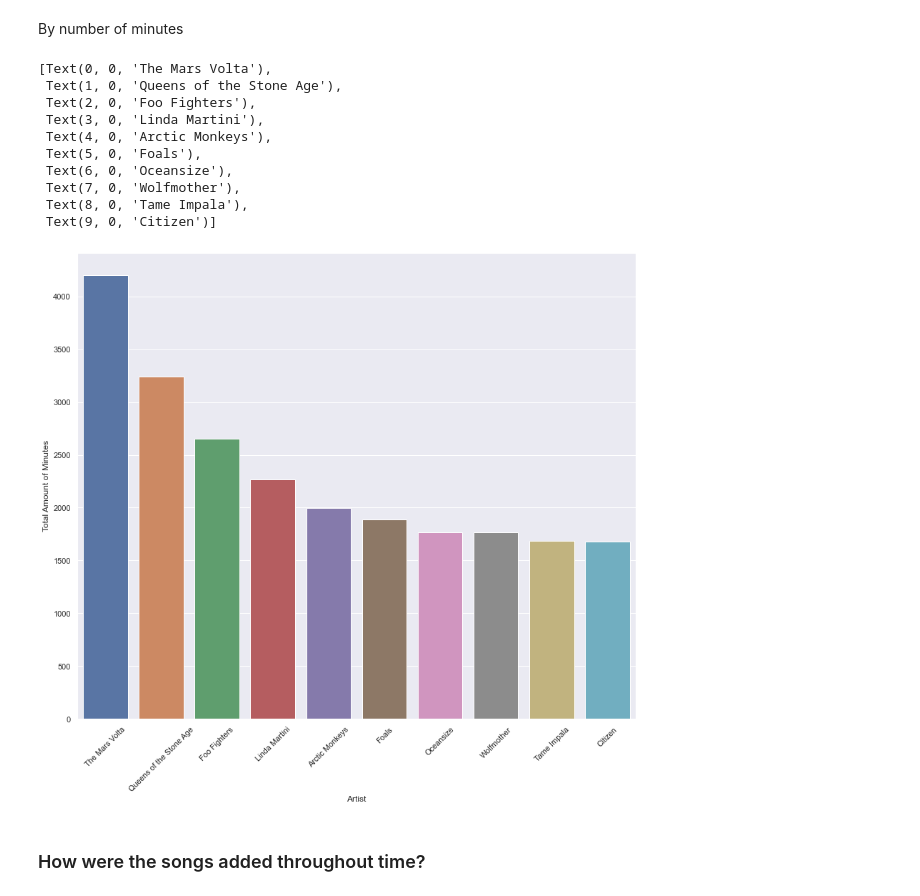
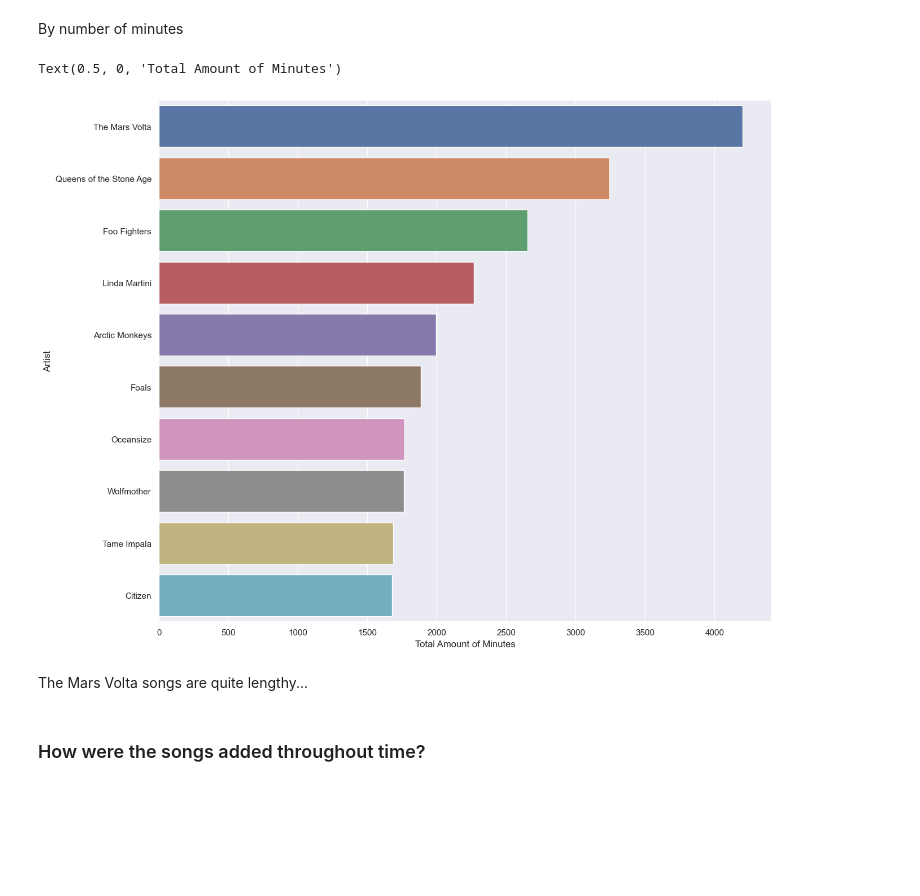
Before and after one commit to hugotorres22/data-analysis, a Jupyter notebook: Spotipy/DescriptiveAnalysis.ipynb, the cells around one changed output. Saved outputs shown, nothing was run; the diff lists cells and outputs as text; code cells hidden in the pictures; blank space fills up the shorter version.

```diff
--- a/Spotipy/DescriptiveAnalysis.ipynb
+++ b/Spotipy/DescriptiveAnalysis.ipynb
@@ -83,24 +106,16 @@ By number of minutes
 # %%
 artist_minutes_aggregated = playlist_data[['artist_name','track_duration_secs']].groupby('artist_name').agg({'track_duration_secs':'sum'})
 # %%
-artist_minutes_aggregated_top_10 = artist_minutes_aggregated.sort_values(by='track_duration_secs', ascending=False).iloc[0:10,:].reset_index()
+artist_minutes_aggregated_top_10 = artist_minutes_aggregated.sort_values(by='track_duration_secs', ascending=False).head(10).reset_index()
 # %%
-top10_artists_by_minutes = sns.barplot(data=artist_minutes_aggregated_top_10, x='artist_name',y='track_duration_secs')
-top10_artists_by_minutes.set_xlabel('Artist')
-top10_artists_by_minutes.set_ylabel('Total Amount of Minutes')
-top10_artists_by_minutes.set_xticklabels(top10_artists_by_minutes.get_xticklabels(),rotation = 45)
+top10_artists_by_minutes = sns.barplot(data=artist_minutes_aggregated_top_10, y='artist_name',x='track_duration_secs')
+top10_artists_by_minutes.set_ylabel('Artist')
+top10_artists_by_minutes.set_xlabel('Total Amount of Minutes')
 # %% [output]
-[Text(0, 0, 'The Mars Volta'),
- Text(1, 0, 'Queens of the Stone Age'),
- Text(2, 0, 'Foo Fighters'),
- Text(3, 0, 'Linda Martini'),
- Text(4, 0, 'Arctic Monkeys'),
- Text(5, 0, 'Foals'),
- Text(6, 0, 'Oceansize'),
- Text(7, 0, 'Wolfmother'),
- Text(8, 0, 'Tame Impala'),
- Text(9, 0, 'Citizen')]
+Text(0.5, 0, 'Total Amount of Minutes')
-[figure, old version]
+[figure, new version]
+# %% [markdown]
+The Mars Volta songs are quite lengthy...
 # %% [markdown]
 ### How were the songs added throughout time?
 # %%
```
Also changed, not shown: parts of 33 cells of this notebook.
